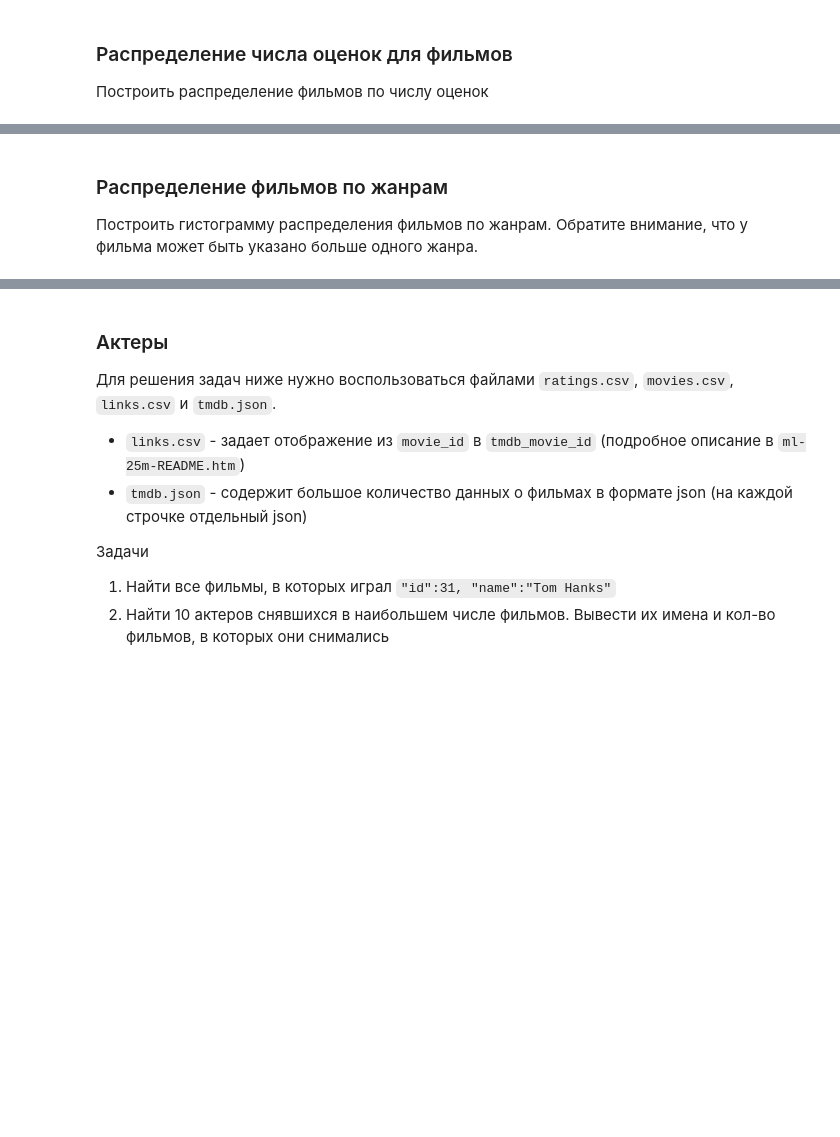
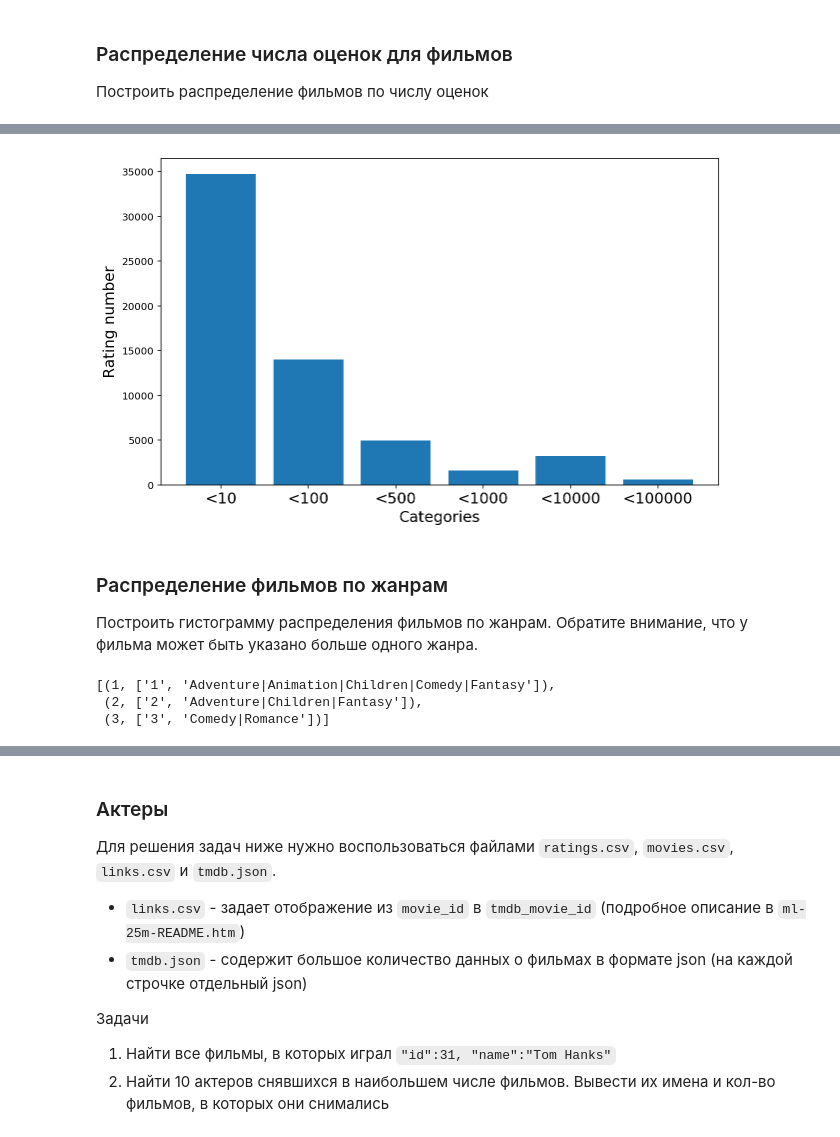
Before and after one commit to ishugaepov/MLBD, a Jupyter notebook: apache_spark/notebooks/spark_examples.ipynb, the cells around one changed output, grey strips where cells are left out. Saved outputs shown, nothing was run; the diff lists cells and outputs as text; code cells hidden in the pictures; blank space fills up the shorter version.

```diff
--- a/apache_spark/notebooks/spark_examples.ipynb
+++ b/apache_spark/notebooks/spark_examples.ipynb
@@ -291,0 +344,13 @@ plt.show()
+# %%
+######################################
+######### YOUR CODE HERE #############
+######################################
+
+categories = [10, 100, 500, 1000, 10000, 100000]
+
+films_count = ratings \
+    .map(lambda r: (r.movie_id, 1)) \
+    .reduceByKey(lambda a, b: a + b) \
+    .map(lambda arr: (next(cat for cat in categories if arr[1] < cat), 1)) \
+    .reduceByKey(lambda a, b: a + b) \
+    .collect()
@@ -292,3 +366,15 @@ plt.show()
+# %%
+keys, values = zip(*sorted(films_count))
+
+f, ax = plt.subplots(figsize=(10, 6))
+plt.xticks(rotation=0, fontsize=15)
+plt.bar(['<' + str(key) for key in keys], values, align="center")
+# каждая категория -- верхняя граница количества оценок
+plt.xlabel("Categories", fontsize=15)
+plt.ylabel("Rating number", fontsize=15)
+plt.show()
+# %% [output]
+[figure, added]
 # %% [markdown]
 ### Распределение фильмов по жанрам
 
@@ -299,0 +382,12 @@ plt.show()
+# %%
+genres =  sc.textFile(MOVIES_PATH) \
+    .map(lambda s: s.split(',')[::2]) \
+    .filter(lambda arr: arr[0].isdigit()) \
+    .filter(lambda arr: '(' not in arr[1] and ')' not in arr[1]) \
+    .keyBy(lambda arr: int(arr[0]))
+
+genres.take(3)
+# %% [output]
+[(1, ['1', 'Adventure|Animation|Children|Comedy|Fantasy']),
+ (2, ['2', 'Adventure|Children|Fantasy']),
+ (3, ['3', 'Comedy|Romance'])]
```
Also changed, not shown: parts of 38 cells of this notebook.
